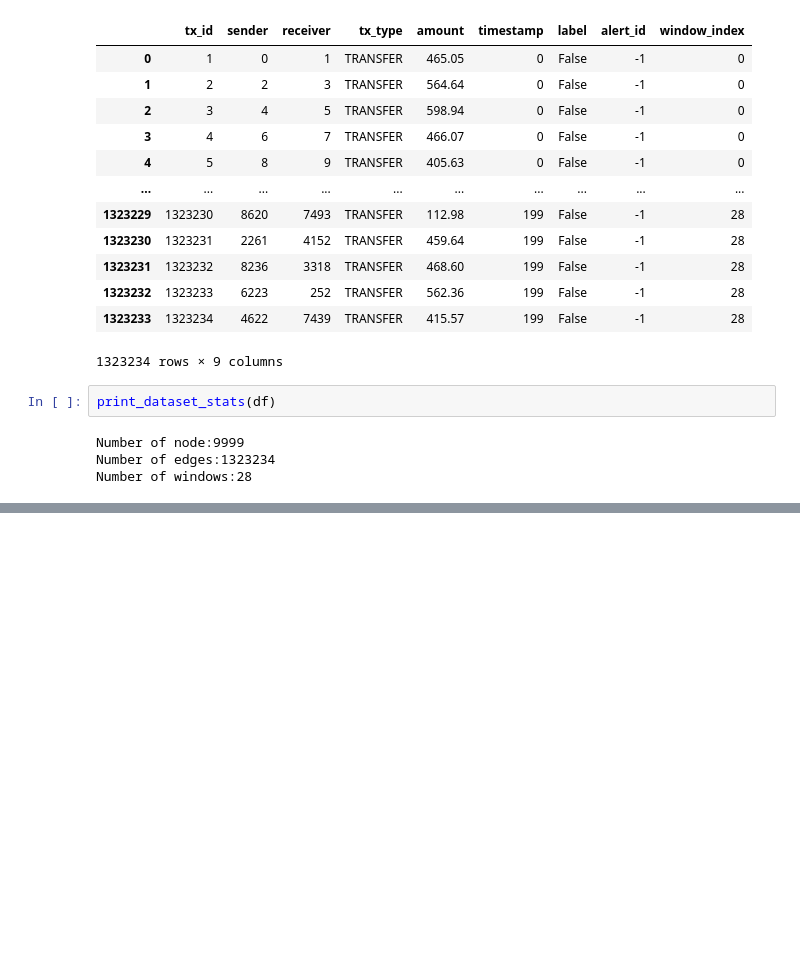
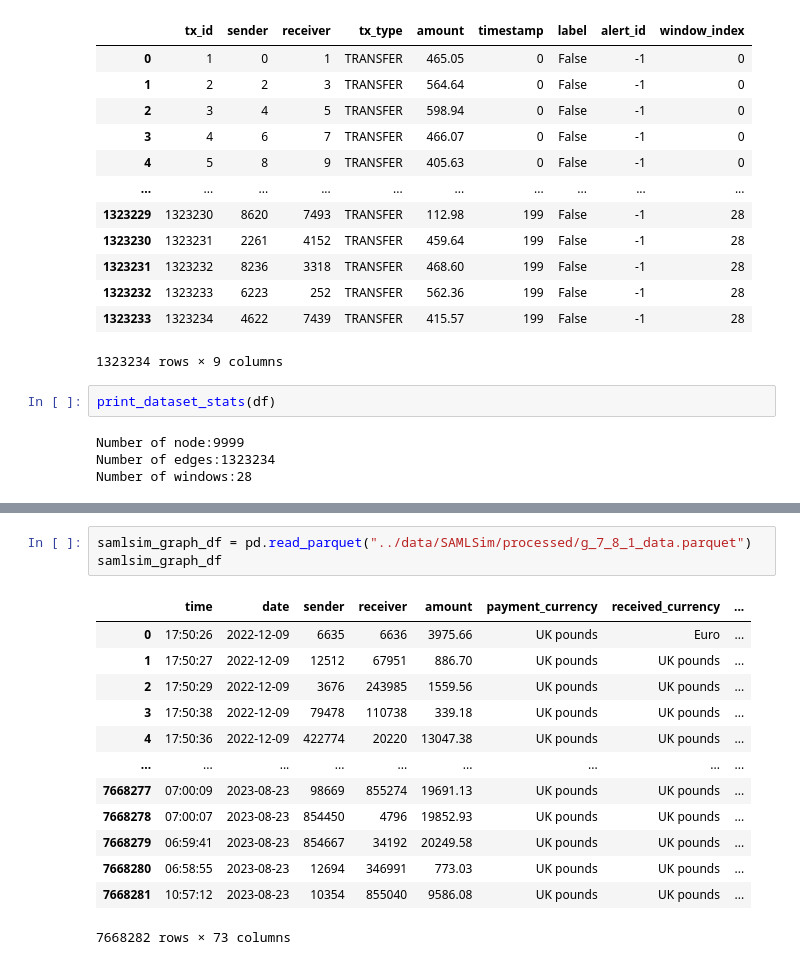
Before and after one commit to fafal-abnir/DyGraFeX, a Jupyter notebook: notebook/datasets_stats.ipynb, the cells around one changed output, grey strips where cells are left out. Cells and saved outputs as stored; diff of their text form; blank space fills up the shorter version.

```diff
--- a/notebook/datasets_stats.ipynb
+++ b/notebook/datasets_stats.ipynb
@@ -178,0 +198,17 @@ amlsim_graph_df
+# %%
+samlsim_graph_df = pd.read_parquet("../data/SAMLSim/processed/g_7_8_1_data.parquet")
+samlsim_graph_df
+# %% [output]
+|  | time | date | sender | receiver | amount | payment_currency | received_currency | ... |
+| 0 | 17:50:26 | 2022-12-09 | 6635 | 6636 | 3975.66 | UK pounds | Euro | ... |
+| 1 | 17:50:27 | 2022-12-09 | 12512 | 67951 | 886.70 | UK pounds | UK pounds | ... |
+| 2 | 17:50:29 | 2022-12-09 | 3676 | 243985 | 1559.56 | UK pounds | UK pounds | ... |
+| 3 | 17:50:38 | 2022-12-09 | 79478 | 110738 | 339.18 | UK pounds | UK pounds | ... |
+| 4 | 17:50:36 | 2022-12-09 | 422774 | 20220 | 13047.38 | UK pounds | UK pounds | ... |
+| ... | ... | ... | ... | ... | ... | ... | ... | ... |
+| 7668277 | 07:00:09 | 2023-08-23 | 98669 | 855274 | 19691.13 | UK pounds | UK pounds | ... |
+| 7668278 | 07:00:07 | 2023-08-23 | 854450 | 4796 | 19852.93 | UK pounds | UK pounds | ... |
+| 7668279 | 06:59:41 | 2023-08-23 | 854667 | 34192 | 20249.58 | UK pounds | UK pounds | ... |
+| 7668280 | 06:58:55 | 2023-08-23 | 12694 | 346991 | 773.03 | UK pounds | UK pounds | ... |
+| 7668281 | 10:57:12 | 2023-08-23 | 10354 | 855040 | 9586.08 | UK pounds | UK pounds | ... |
+7668282 rows × 73 columns
```
Also changed, not shown: parts of 3 cells of this notebook, 13 other files.
